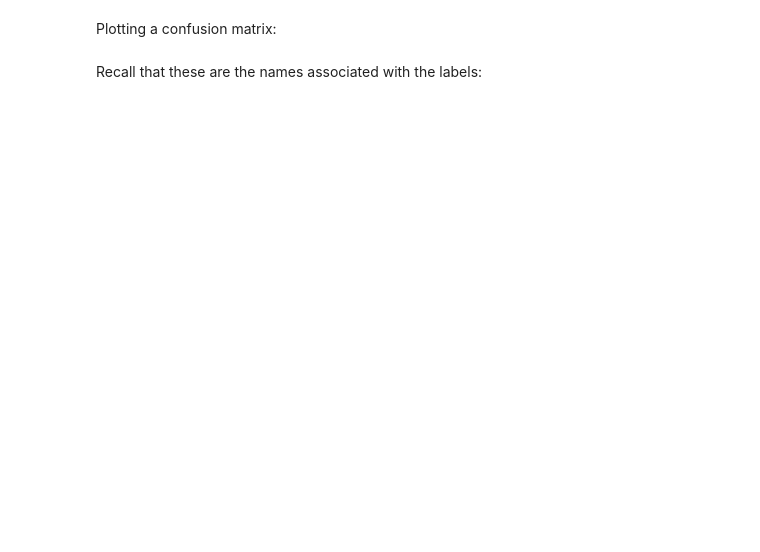
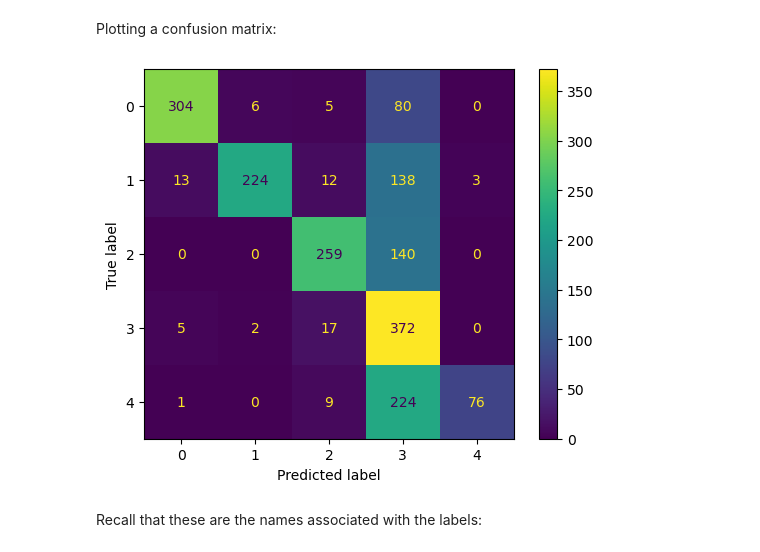
Before and after one commit to jbenasuli/flatiron-cumulative-labs, a Jupyter notebook: phase-4/dsc-nlp-lab-master/index.ipynb, the cells around one changed output. Cells and saved outputs as stored; diff of their text form; code cells hidden in the pictures; blank space fills up the shorter version.

```diff
--- a/phase-4/dsc-nlp-lab-master/index.ipynb
+++ b/phase-4/dsc-nlp-lab-master/index.ipynb
@@ -548,7 +691,8 @@ def remove_stopwords(token_list):
     that are also present in stopwords_list have been
     removed
     """
-    None
+    stopwords_removed =  [token for token in token_list if token not in stopwords_list]
+    return(stopwords_removed)
 # %% [markdown]
 Test it out on one example:
 # %%
@@ -789,7 +1015,7 @@ tfidf = TfidfVectorizer(
 X_train_vectorized = tfidf.fit_transform(X_train["text"])
 
 # Create a full df of vectorized + engineered features
-X_train_vectorized_df = pd.DataFrame(X_train_vectorized.toarray(), columns=tfidf.get_feature_names())
+X_train_vectorized_df = pd.DataFrame(X_train_vectorized.toarray(), columns=tfidf.get_feature_names_out())
 final_X_train = pd.concat([
     X_train_vectorized_df, X_train[["num_sentences", "contains_price", "contains_emoticon"]]
 ], axis=1)
@@ -829,7 +1073,7 @@ X_test["contains_emoticon"] = X_test["text"].str.contains(emoticon_query)
 Putting it all together:
 # %%
 # Run this cell without changes
-X_test_vectorized_df = pd.DataFrame(X_test_vectorized.toarray(), columns=tfidf.get_feature_names())
+X_test_vectorized_df = pd.DataFrame(X_test_vectorized.toarray(), columns=tfidf.get_feature_names_out())
 final_X_test = pd.concat([
     X_test_vectorized_df, X_test[["num_sentences", "contains_price", "contains_emoticon"]]
 ], axis=1)
@@ -843,8 +1103,10 @@ final_model.score(final_X_test, y_test)
 Plotting a confusion matrix:
 # %%
 # Run this cell without changes
-from sklearn.metrics import plot_confusion_matrix
-plot_confusion_matrix(final_model, final_X_test, y_test);
+from sklearn.metrics import ConfusionMatrixDisplay, confusion_matrix
+ConfusionMatrixDisplay.from_estimator(final_model, final_X_test, y_test);
+# %% [output]
+[figure, added]
 # %% [markdown]
 Recall that these are the names associated with the labels:
 # %%
```
Also changed, not shown: parts of 50 cells of this notebook.
